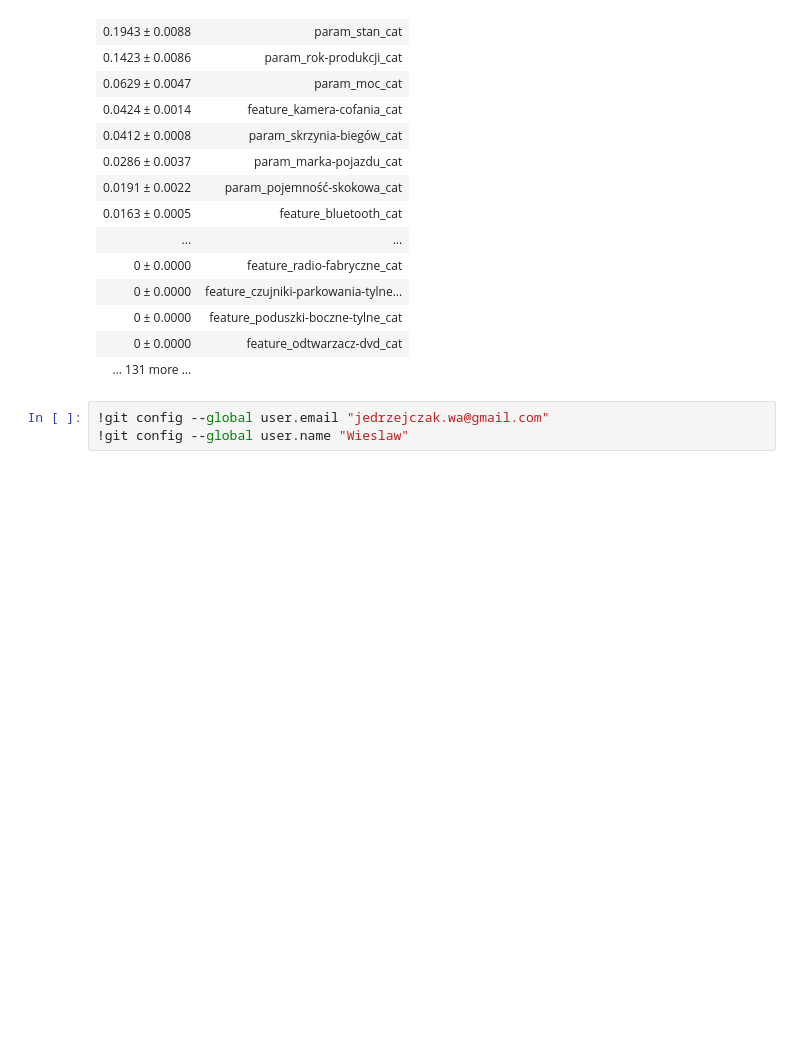
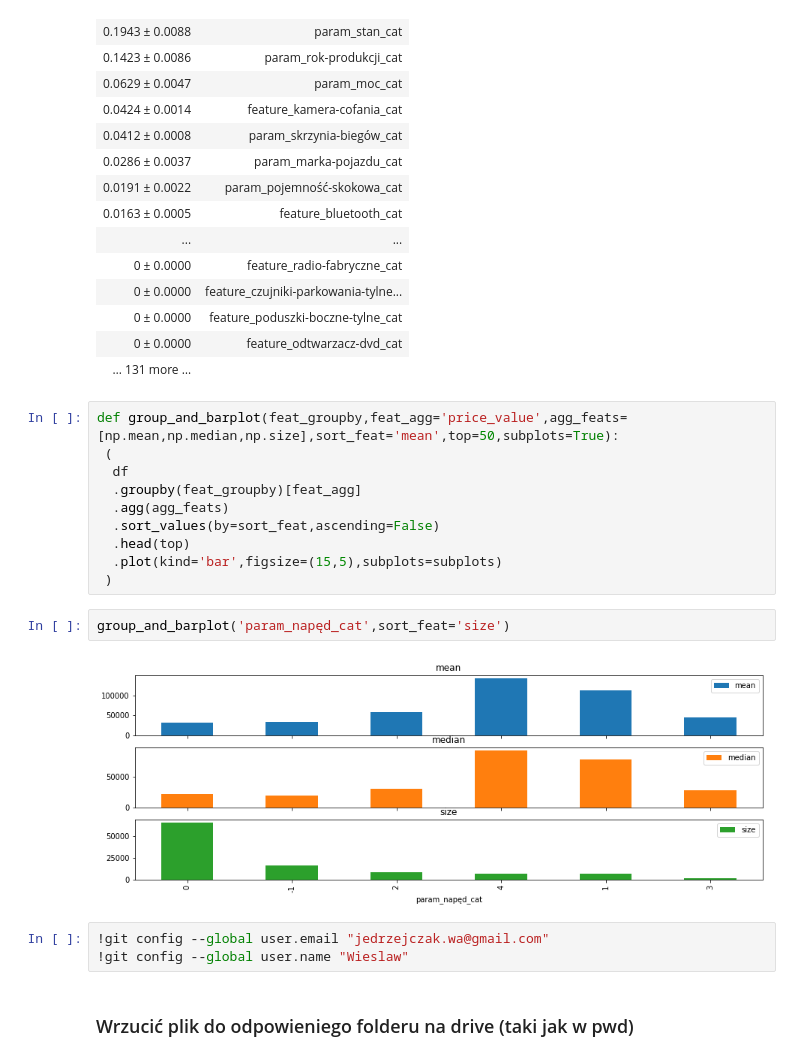
Before and after one commit to Wieslaw-J/dw_matrix_car, a Jupyter notebook: day3_simple_model.ipynb, the cells around one changed output. Drawn from its saved outputs; the diff is of its cells as text; blank space fills up the shorter version.

```diff
--- a/day3_simple_model.ipynb
+++ b/day3_simple_model.ipynb
@@ -159,9 +159,25 @@ eli5.show_weights(imp,feature_names=cat_feats)
 | 0 ± 0.0000 | feature_poduszki-boczne-tylne_cat |
 | 0 ± 0.0000 | feature_odtwarzacz-dvd_cat |
 | … 131 more … |  |
+# %%
+def group_and_barplot(feat_groupby,feat_agg='price_value',agg_feats=[np.mean,np.median,np.size],sort_feat='mean',top=50,subplots=True):
+ (
+  df
+  .groupby(feat_groupby)[feat_agg]
+  .agg(agg_feats)
+  .sort_values(by=sort_feat,ascending=False)
+  .head(top)
+  .plot(kind='bar',figsize=(15,5),subplots=subplots)
+ )
+# %%
+group_and_barplot('param_napęd_cat',sort_feat='size')
+# %% [output]
+[figure, added]
 # %%
 !git config --global user.email "jedrzejczak.wa@gmail.com"
 !git config --global user.name "Wieslaw"
+# %% [markdown]
+### Wrzucić plik do odpowieniego folderu na drive (taki jak w pwd)
 # %%
 !git add day3_simple_model.ipynb
 !git commit -m "add simple ml model"
```
Also changed, not shown: parts of 3 cells of this notebook.
